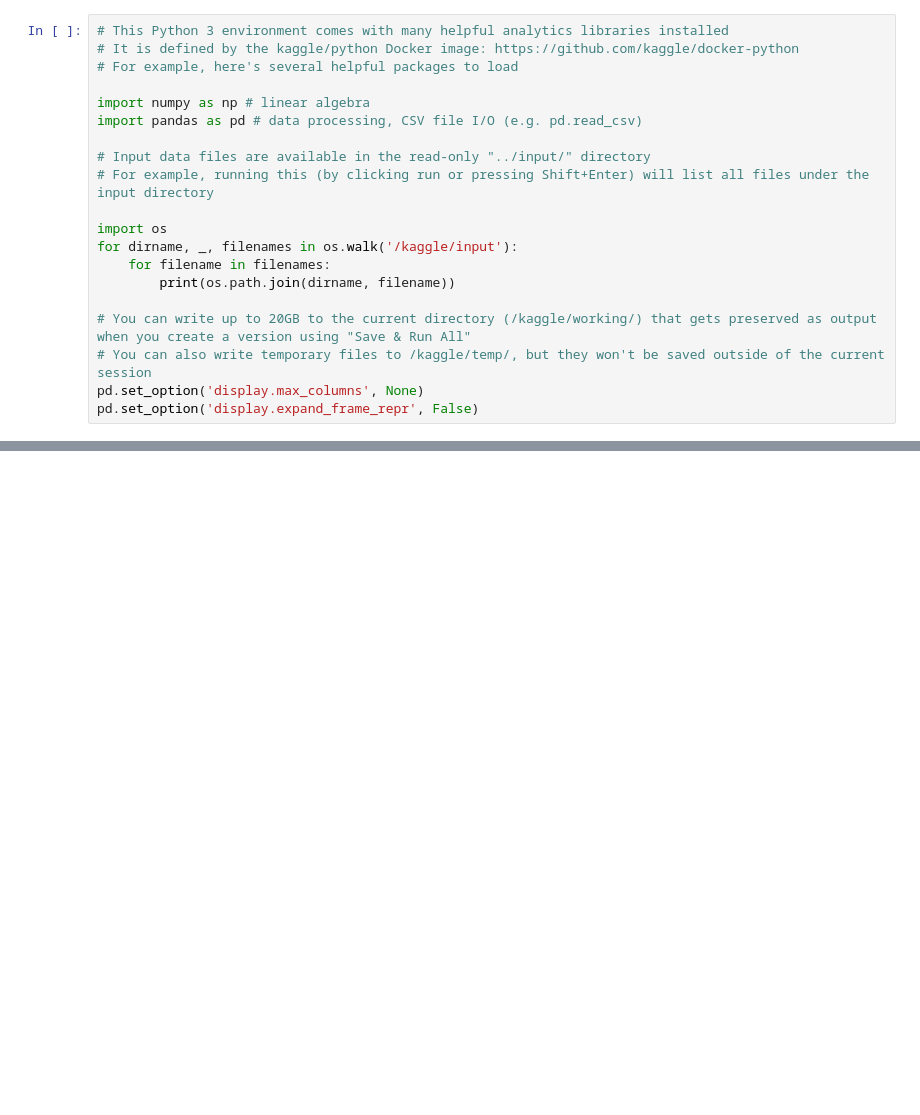
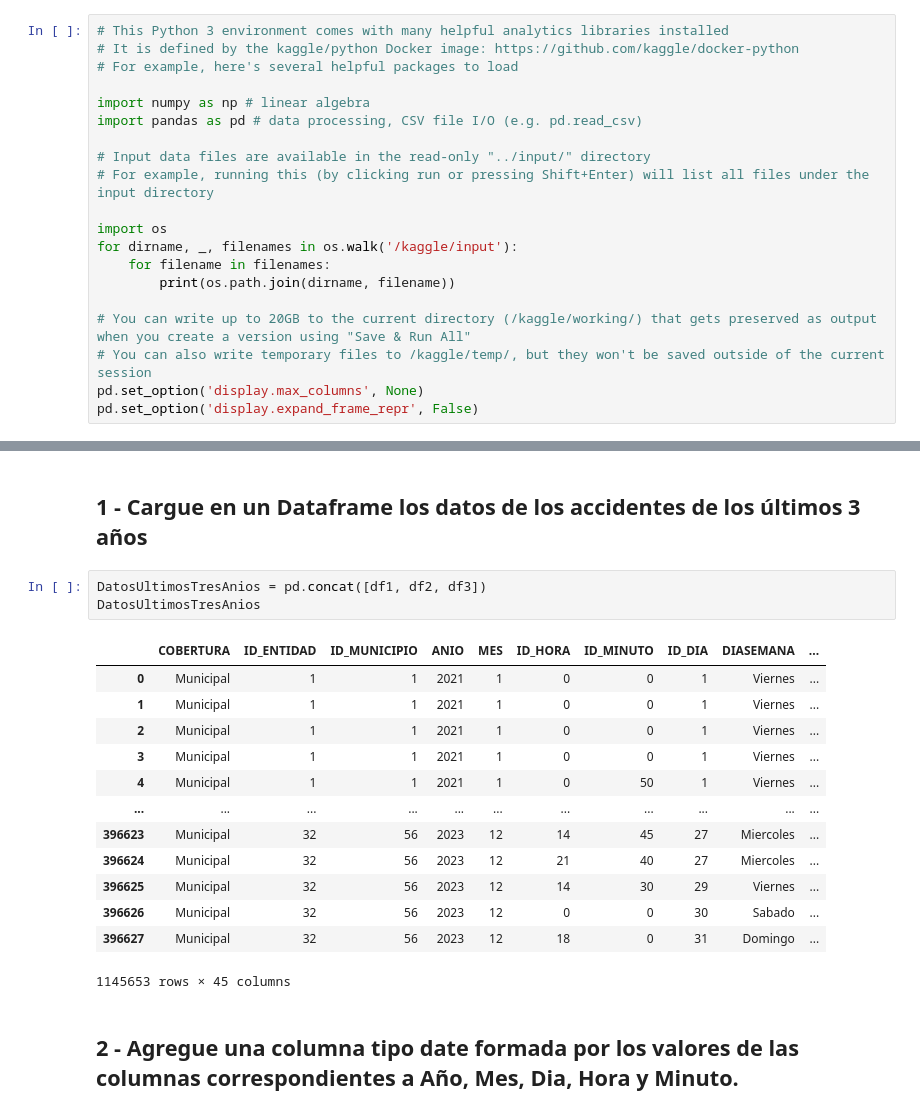
Before and after one commit to KingSplatt/ATUS, a Jupyter notebook: ejercicio-atus.ipynb, the cells around one changed output, grey strips where cells are left out. Cells and saved outputs as stored; diff of their text form; blank space fills up the shorter version.

```diff
--- a/ejercicio-atus.ipynb
+++ b/ejercicio-atus.ipynb
@@ -53,0 +50,21 @@ print(df2.head())
+# %% [markdown]
+## 1 - Cargue en un Dataframe los datos de los accidentes de los últimos 3 años
+# %%
+DatosUltimosTresAnios = pd.concat([df1, df2, df3])
+DatosUltimosTresAnios
+# %% [output]
+|  | COBERTURA | ID_ENTIDAD | ID_MUNICIPIO | ANIO | MES | ID_HORA | ID_MINUTO | ID_DIA | DIASEMANA | ... |
+| 0 | Municipal | 1 | 1 | 2021 | 1 | 0 | 0 | 1 | Viernes | ... |
+| 1 | Municipal | 1 | 1 | 2021 | 1 | 0 | 0 | 1 | Viernes | ... |
+| 2 | Municipal | 1 | 1 | 2021 | 1 | 0 | 0 | 1 | Viernes | ... |
+| 3 | Municipal | 1 | 1 | 2021 | 1 | 0 | 0 | 1 | Viernes | ... |
+| 4 | Municipal | 1 | 1 | 2021 | 1 | 0 | 50 | 1 | Viernes | ... |
+| ... | ... | ... | ... | ... | ... | ... | ... | ... | ... | ... |
+| 396623 | Municipal | 32 | 56 | 2023 | 12 | 14 | 45 | 27 | Miercoles | ... |
+| 396624 | Municipal | 32 | 56 | 2023 | 12 | 21 | 40 | 27 | Miercoles | ... |
+| 396625 | Municipal | 32 | 56 | 2023 | 12 | 14 | 30 | 29 | Viernes | ... |
+| 396626 | Municipal | 32 | 56 | 2023 | 12 | 0 | 0 | 30 | Sabado | ... |
+| 396627 | Municipal | 32 | 56 | 2023 | 12 | 18 | 0 | 31 | Domingo | ... |
+1145653 rows × 45 columns
+# %% [markdown]
+## 2 - Agregue una columna tipo date formada por los valores de las columnas correspondientes a Año, Mes, Dia, Hora y Minuto.
```
Also changed, not shown: parts of 5 cells of this notebook.
